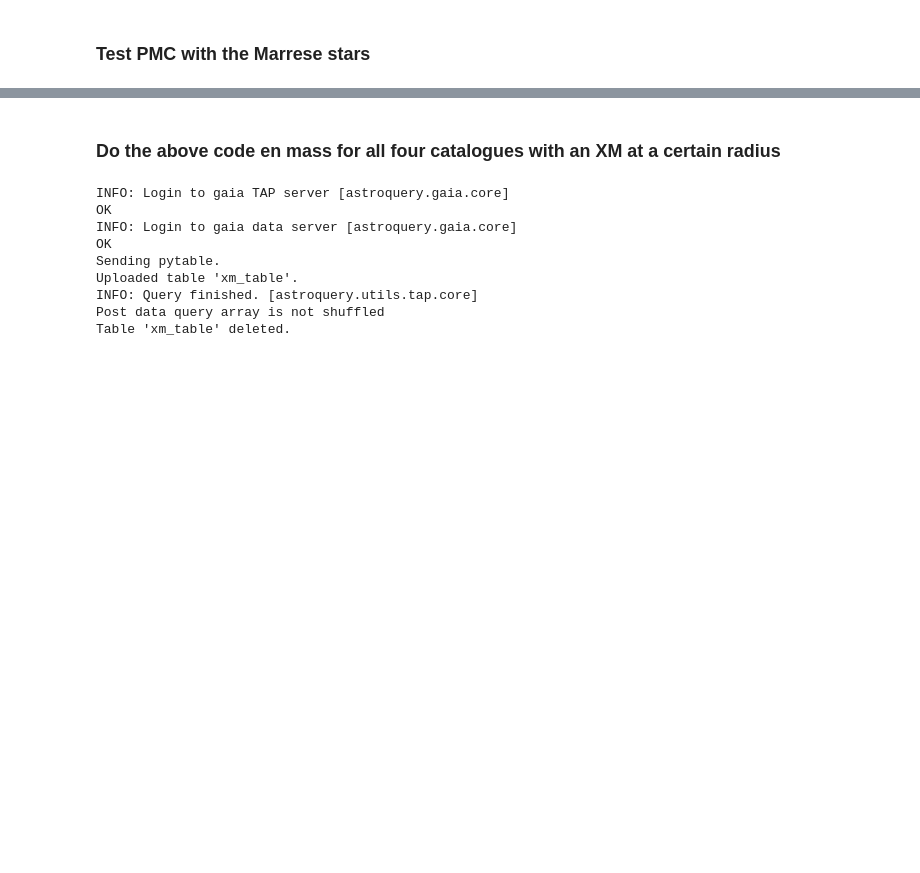
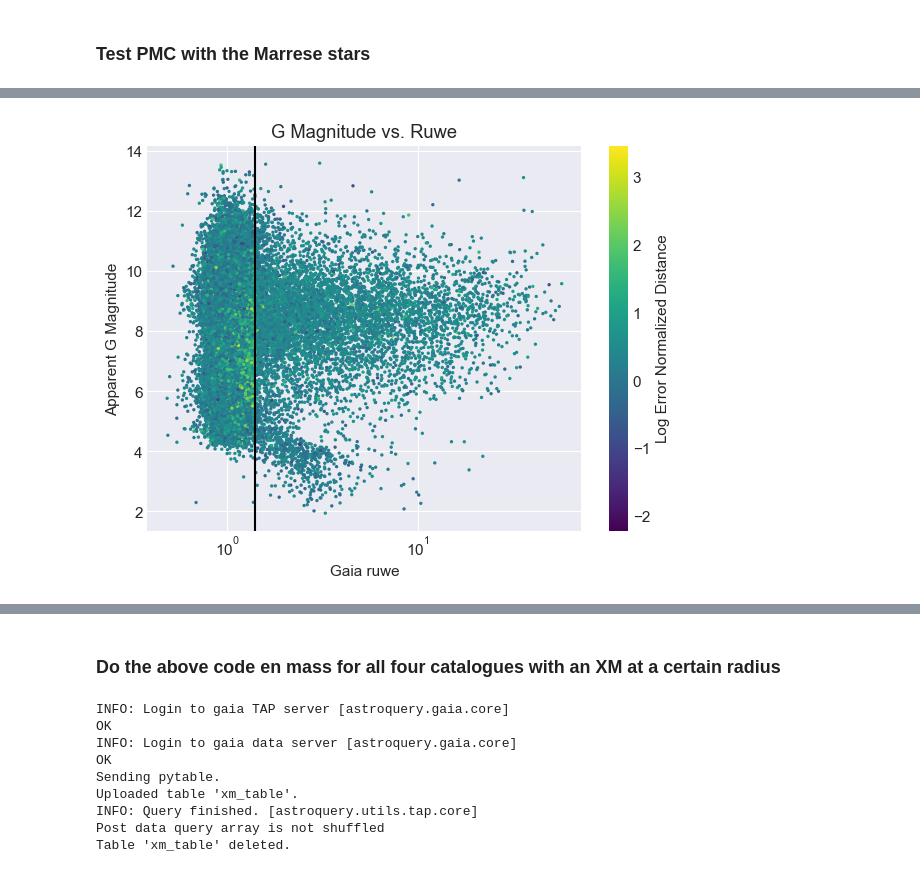
Before and after one commit to RenVit318/masterproject, a Jupyter notebook: src/notebooks/crossmatch_analysis.ipynb, the cells around one changed output, grey strips where cells are left out. Saved outputs shown, nothing was run; the diff lists cells and outputs as text; code cells hidden in the pictures; blank space fills up the shorter version.

```diff
--- a/src/notebooks/crossmatch_analysis.ipynb
+++ b/src/notebooks/crossmatch_analysis.ipynb
@@ -1091,0 +1017,22 @@ cb.set_label(r'EW_Dist$_{EIB}$ - EW_Dist$_{PMC+EIB}$')
+# %%
+mask_ew = np.log10(error_w_distances) > -10
+# %%
+# Color Magnitude Diagram
+G_app = marrese_gdata[:,0]
+bp_rp = marrese_gdata[:,1]
+plx = pos_gaia_table_full['parallax_prop']
+
+G_abs = G_app + 5.*(np.log10(1e-3*plx) + 1.)
+
+fig, ax = plt.subplots(1,1, figsize=(8,6))
+cmd = ax.scatter(bp_rp[mask_ew], G_abs[mask_ew], c=np.log10(error_w_distances[mask_ew]), cmap='viridis', s=1)
+cb = plt.colorbar(cmd)
+
+ax.set_xlabel(r'Gaia B$_P$ - R$_P$ Color')
+ax.set_ylabel('Absolute Gaia Magnitude')
+cb.set_label('Log Error Weighted Distance')
+ax.set_title('CMD with EW-Distance Coloring')
+
+ax.invert_yaxis()
+
+plt.show()
@@ -1091,0 +1041,21 @@ cb.set_label(r'EW_Dist$_{EIB}$ - EW_Dist$_{PMC+EIB}$')
+# %%
+# Ruwe (error indicator)
+ruwe = marrese_gdata[:, 6]
+
+fig, ax = plt.subplots(1,1, figsize=(7,5))
+
+mag_ruwe = ax.scatter(ruwe[mask_ew], G_app[mask_ew], cmap='viridis', c=np.log10(error_w_distances[mask_ew]), s=2)
+cb = plt.colorbar(mag_ruwe)
+ax.axvline(x=1.4, c='black')
+
+ax.set_xlabel('Gaia ruwe')
+ax.set_ylabel('Apparent G Magnitude')
+cb.set_label('Log Error Normalized Distance')
+ax.set_title('G Magnitude vs. Ruwe')
+
+ax.set_xscale('log')
+
+plt.savefig(fpath+'error_norm_distance_G_vs_ruwe.png', bbox_inches='tight', transparent=True)
+plt.show()
+# %% [output]
+[figure, added]
```
Also changed, not shown: parts of 63 cells of this notebook, 6 other files.
